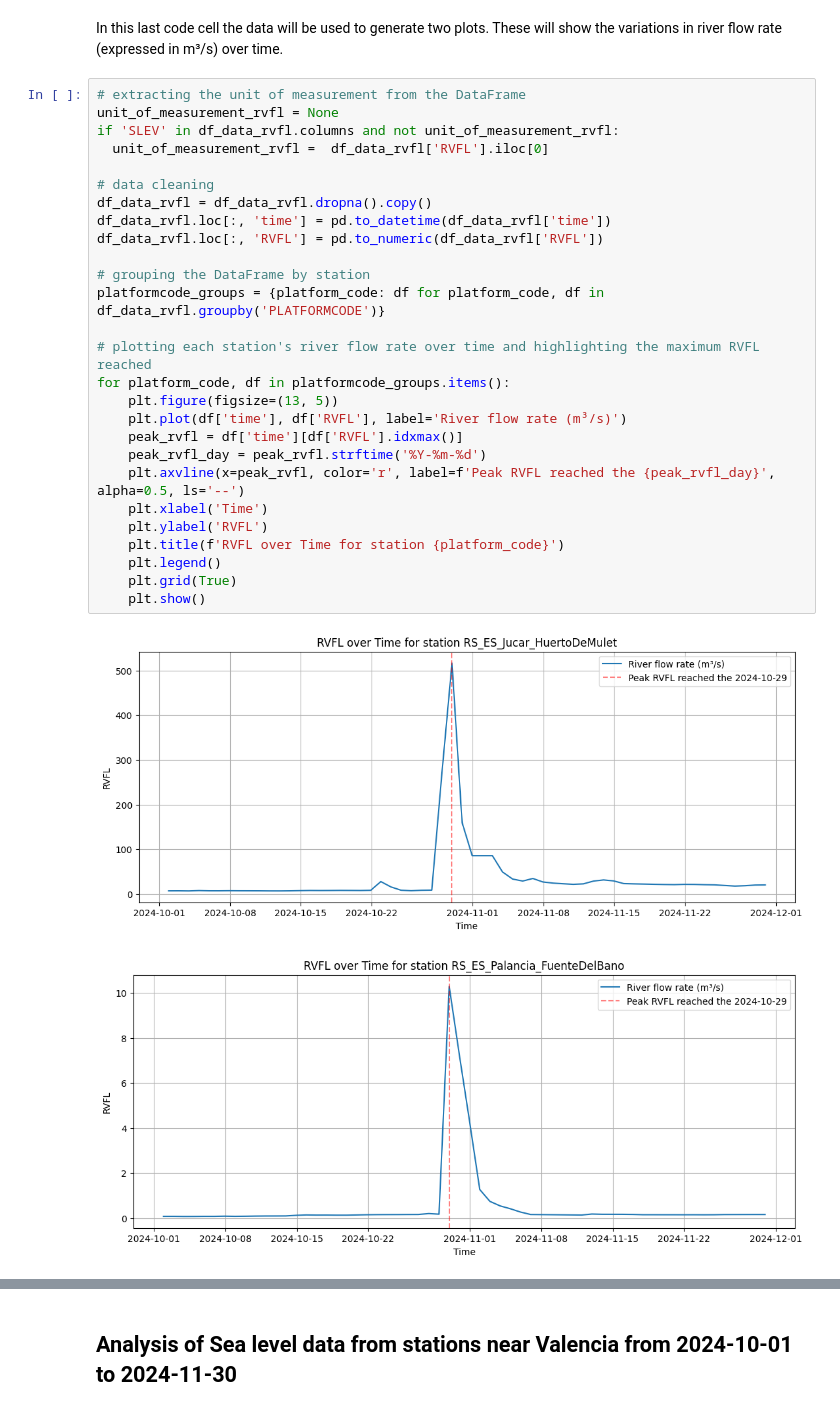
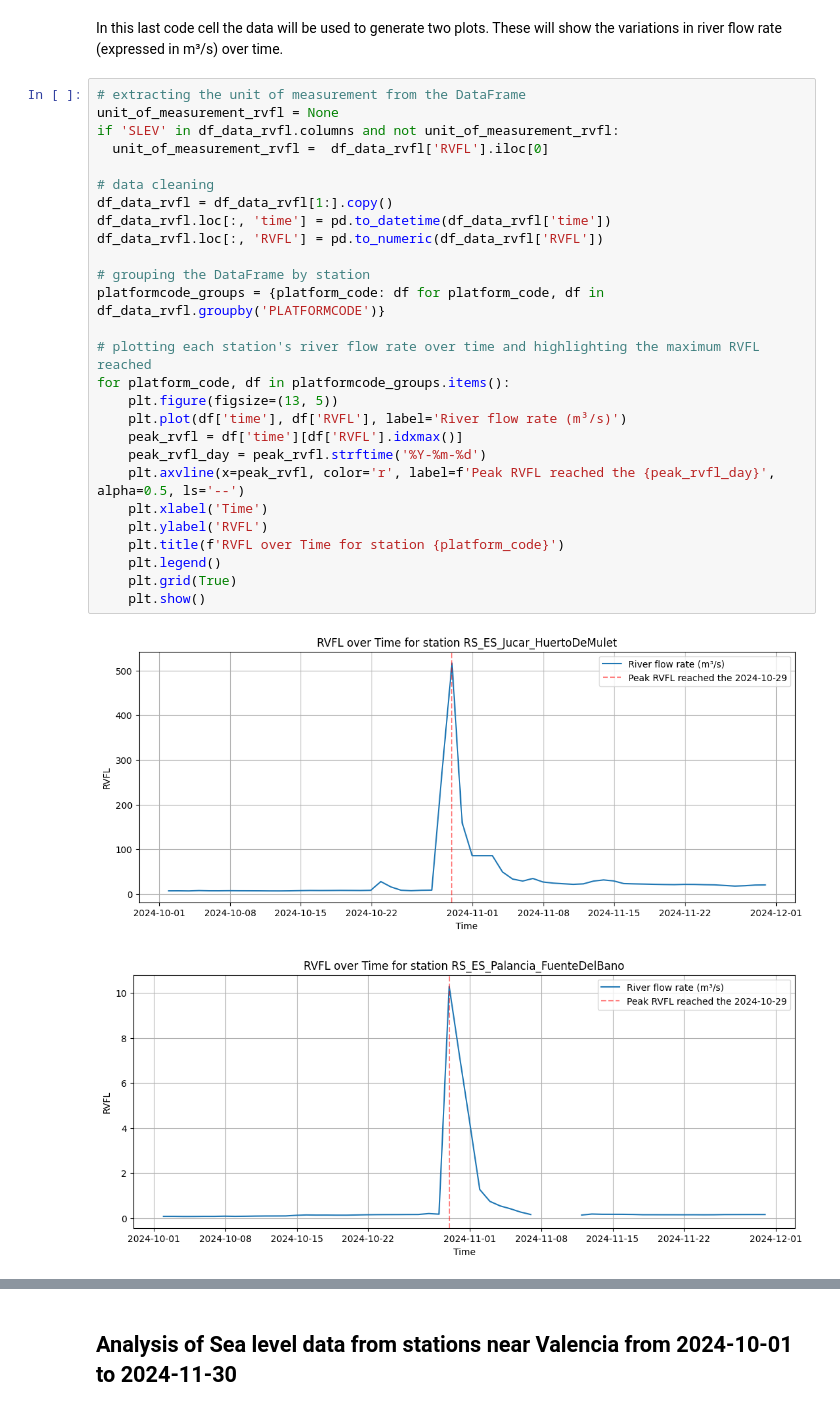
Before and after one commit to EMODnet-Physics/EMODnet-Physics-UN-Decade-Webinar, a Jupyter notebook: jupyter-notebook/Emodnet_Physics_UN_Decade_webinar.ipynb, the cells around one changed output, grey strips where cells are left out. Drawn from its saved outputs; the diff is of its cells as text.

Commit message:
added section Turia RVFL to show missing data

```diff
--- a/jupyter-notebook/Emodnet_Physics_UN_Decade_webinar.ipynb
+++ b/jupyter-notebook/Emodnet_Physics_UN_Decade_webinar.ipynb
@@ -90,30 +90,30 @@ These will show the variations in river flow rate (expressed in m³/s) over time
 # %%
 # extracting the unit of measurement from the DataFrame
 unit_of_measurement_rvfl = None
 if 'SLEV' in df_data_rvfl.columns and not unit_of_measurement_rvfl:
   unit_of_measurement_rvfl =  df_data_rvfl['RVFL'].iloc[0]
 
 # data cleaning
-df_data_rvfl = df_data_rvfl.dropna().copy()
+df_data_rvfl = df_data_rvfl[1:].copy()
 df_data_rvfl.loc[:, 'time'] = pd.to_datetime(df_data_rvfl['time'])
 df_data_rvfl.loc[:, 'RVFL'] = pd.to_numeric(df_data_rvfl['RVFL'])
 
 # grouping the DataFrame by station
 platformcode_groups = {platform_code: df for platform_code, df in df_data_rvfl.groupby('PLATFORMCODE')}
 
 # plotting each station's river flow rate over time and highlighting the maximum RVFL reached
 for platform_code, df in platformcode_groups.items():
     plt.figure(figsize=(13, 5))
     plt.plot(df['time'], df['RVFL'], label='River flow rate (m³/s)')
     peak_rvfl = df['time'][df['RVFL'].idxmax()]
     peak_rvfl_day = peak_rvfl.strftime('%Y-%m-%d')
     plt.axvline(x=peak_rvfl, color='r', label=f'Peak RVFL reached the {peak_rvfl_day}', alpha=0.5, ls='--')
     plt.xlabel('Time')
     plt.ylabel('RVFL')
     plt.title(f'RVFL over Time for station {platform_code}')
     plt.legend()
     plt.grid(True)
     plt.show()
 # %% [output]
 [figure]
-[figure, old version]
+[figure, new version]
```
Also changed, not shown: parts of 9 cells of this notebook.
